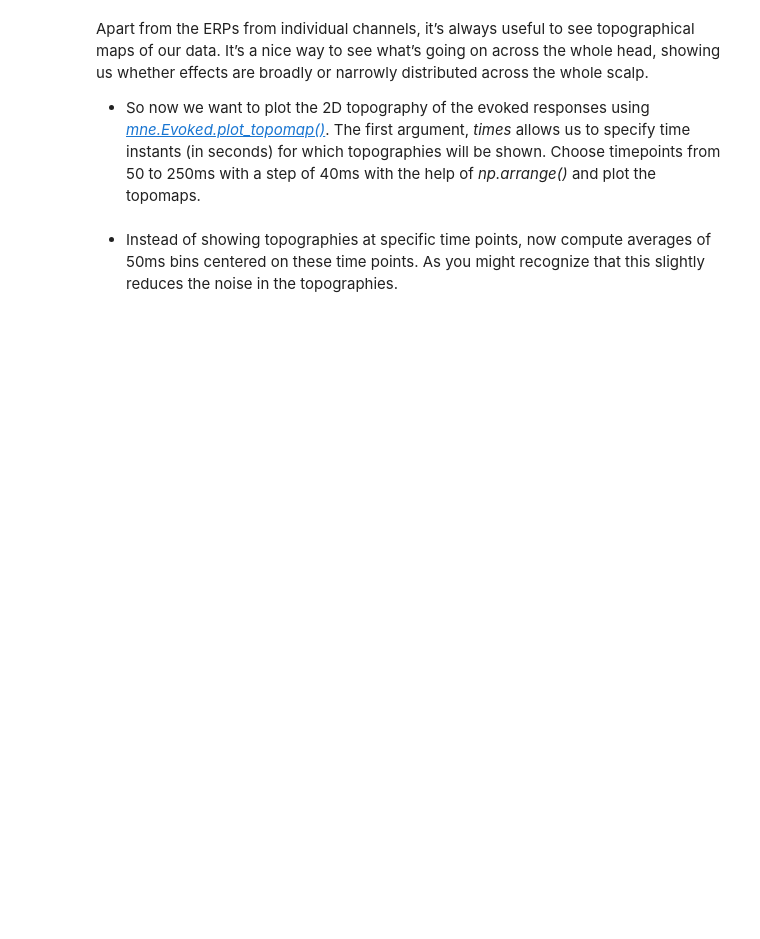
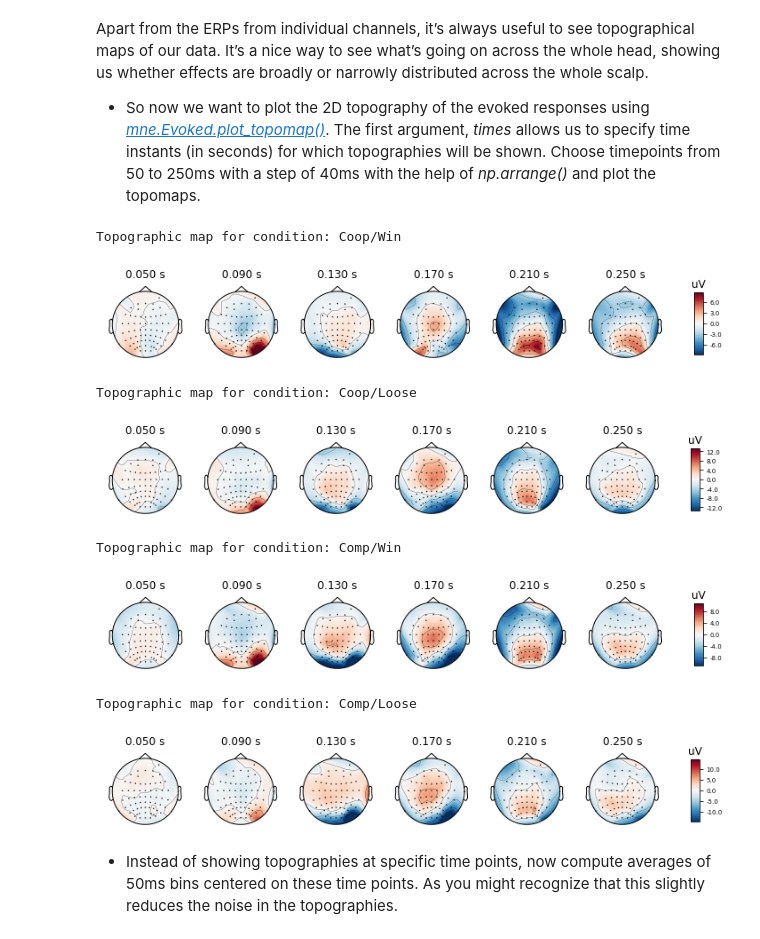
Before and after one commit to NBP-ACC/week-10-acc_3, a Jupyter notebook: Sheet08_moritz.ipynb, the cells around one changed output. Saved outputs shown, nothing was run; the diff lists cells and outputs as text; code cells hidden in the pictures; blank space fills up the shorter version.

```diff
--- a/Sheet08_moritz.ipynb
+++ b/Sheet08_moritz.ipynb
@@ -300,2 +333,16 @@ times = #TODO
+# %%
+times = np.arange(0.05, 0.26, 0.04)  # timepoints between 50 and 250 ms
+for condition in evoked_dict.keys():
+    print('Topographic map for condition: ' + str(condition))
+    evoked_dict[condition].plot_topomap(times=times)  # plot topographic map for one condition
+# %% [output]
+Topographic map for condition: Coop/Win
+[figure, added]
+Topographic map for condition: Coop/Loose
+[figure, added]
+Topographic map for condition: Comp/Win
+[figure, added]
+Topographic map for condition: Comp/Loose
+[figure, added]
 # %% [markdown]
 - Instead of showing topographies at specific time points, now compute averages of 50ms bins centered on these time points. As you might recognize that this slightly reduces the noise in the topographies.
```
Also changed, not shown: parts of 14 cells of this notebook.
